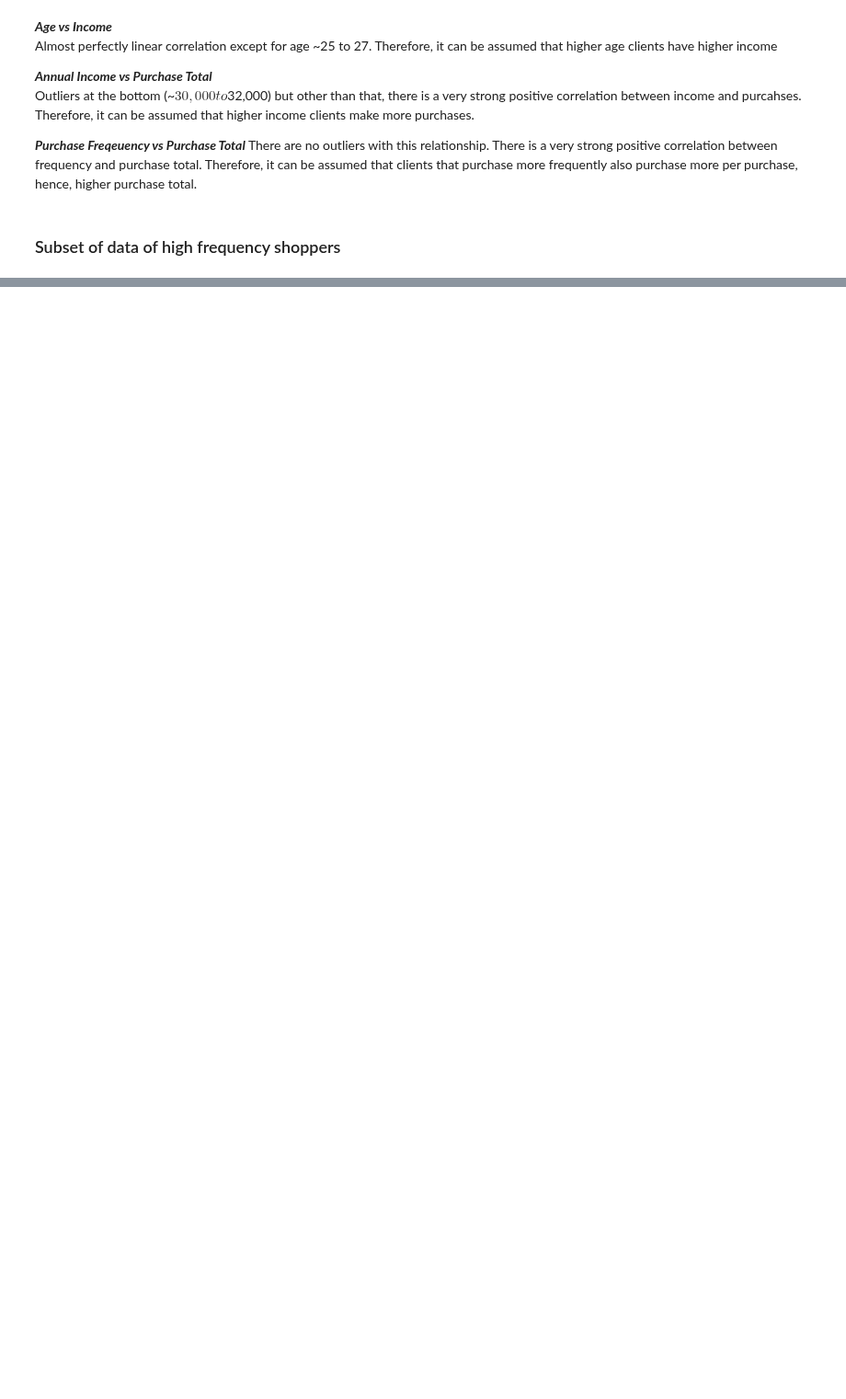
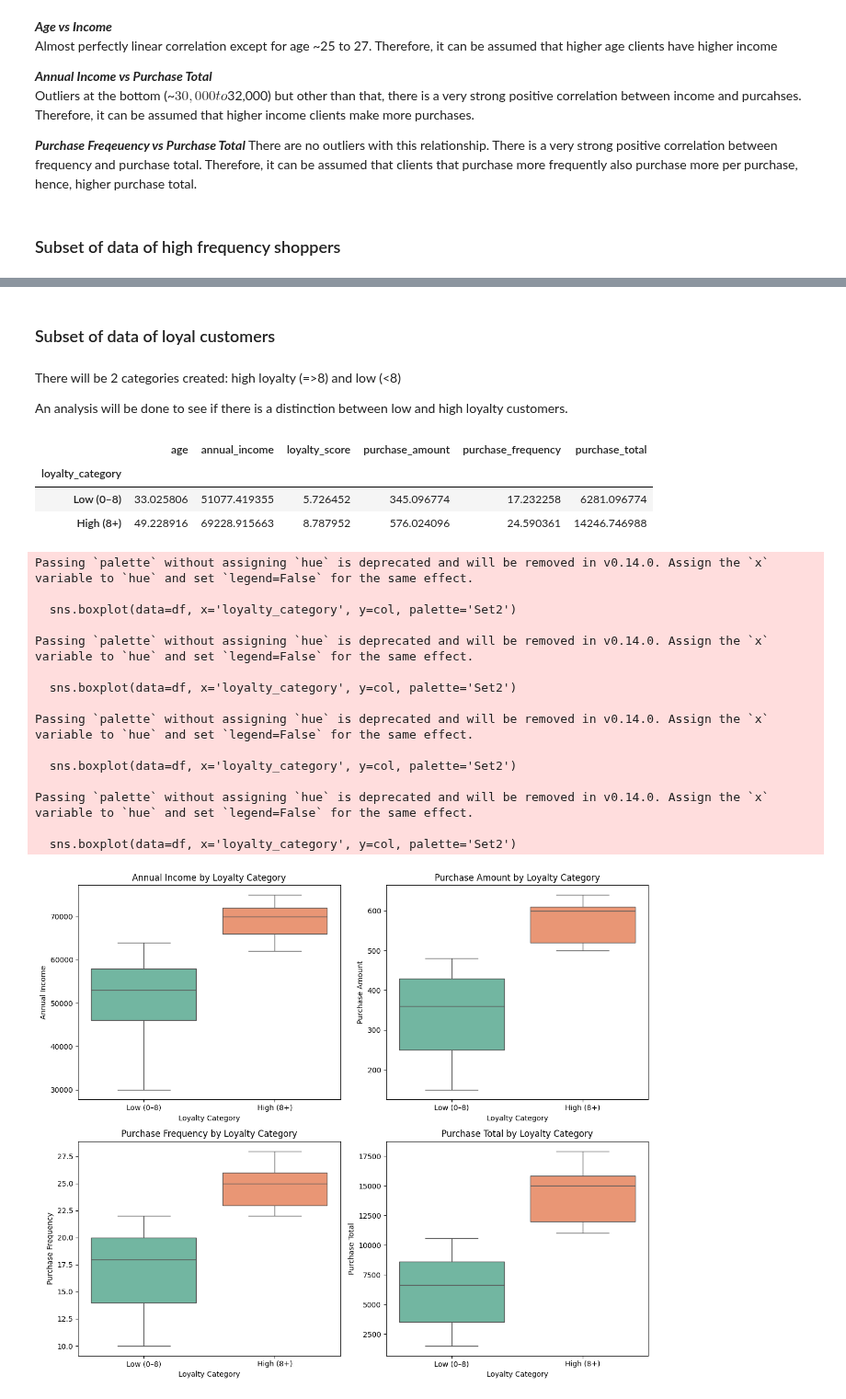
Before and after one commit to hamedabangar/customer_purchasing_behaviors, a Jupyter notebook: experiments/Customer Purchasing Behaviours.ipynb, the cells around one changed output, grey strips where cells are left out. Shown at 92% size. Saved outputs shown, nothing was run; the diff lists cells and outputs as text; code cells hidden in the pictures; blank space fills up the shorter version.

```diff
--- a/experiments/Customer Purchasing Behaviours.ipynb
+++ b/experiments/Customer Purchasing Behaviours.ipynb
@@ -322,0 +326,61 @@ They also happen to be higher income (>$72,000), very high loyalty (>9), high sp
+# %% [markdown]
+### Subset of data of loyal customers
+# %% [markdown]
+There will be 2 categories created: high loyalty (=>8) and low (<8)
+
+An analysis will be done to see if there is a distinction between low and high loyalty customers.
+# %%
+df['loyalty_category'] = pd.cut(
+    df['loyalty_score'],
+    bins=[0, 8, float('inf')],
+    labels=['Low (0–8)', 'High (8+)'],
+    right=False
+)
+
+loyalty_group_summary = df.groupby('loyalty_category').mean(numeric_only=True)
+loyalty_group_summary
+
+loyalty_group_summary = (
+    df.drop(columns=['user_id'])
+      .groupby(df['loyalty_category'])
+      .mean(numeric_only=True)
+)
+loyalty_group_summary
+# %% [output]
+|  | age | annual_income | loyalty_score | purchase_amount | purchase_frequency | purchase_total |
+| loyalty_category |  |  |  |  |  |  |
+| Low (0–8) | 33.025806 | 51077.419355 | 5.726452 | 345.096774 | 17.232258 | 6281.096774 |
+| High (8+) | 49.228916 | 69228.915663 | 8.787952 | 576.024096 | 24.590361 | 14246.746988 |
+# %%
+"""Visualizations comparing low and high loyalty customers"""
+
+cols = ['annual_income', 'purchase_amount', 'purchase_frequency', 'purchase_total']
+
+plt.figure(figsize=(12, 10))
+
+for i, col in enumerate(cols, start=1):
+    plt.subplot(2, 2, i)
+    sns.boxplot(data=df, x='loyalty_category', y=col, palette='Set2')
+    plt.title(f'{col.replace("_", " ").title()} by Loyalty Category')
+    plt.xlabel('Loyalty Category')
+    plt.ylabel(col.replace("_", " ").title())
+
+plt.tight_layout()
+plt.show()
+# %% [output]
+Passing `palette` without assigning `hue` is deprecated and will be removed in v0.14.0. Assign the `x` variable to `hue` and set `legend=False` for the same effect.
+
+  sns.boxplot(data=df, x='loyalty_category', y=col, palette='Set2')
+
+Passing `palette` without assigning `hue` is deprecated and will be removed in v0.14.0. Assign the `x` variable to `hue` and set `legend=False` for the same effect.
+
+  sns.boxplot(data=df, x='loyalty_category', y=col, palette='Set2')
+
+Passing `palette` without assigning `hue` is deprecated and will be removed in v0.14.0. Assign the `x` variable to `hue` and set `legend=False` for the same effect.
+
+  sns.boxplot(data=df, x='loyalty_category', y=col, palette='Set2')
+
+Passing `palette` without assigning `hue` is deprecated and will be removed in v0.14.0. Assign the `x` variable to `hue` and set `legend=False` for the same effect.
+
+  sns.boxplot(data=df, x='loyalty_category', y=col, palette='Set2')
+[figure, added]
```
Also changed, not shown: parts of 5 cells of this notebook.
